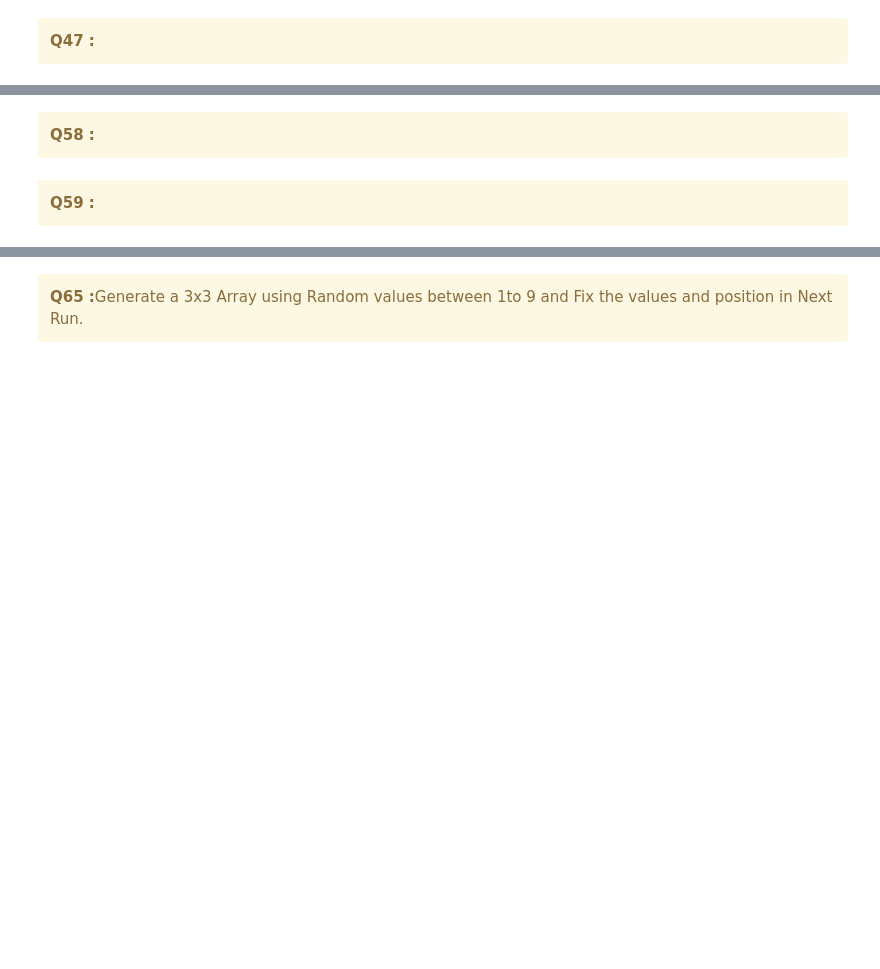
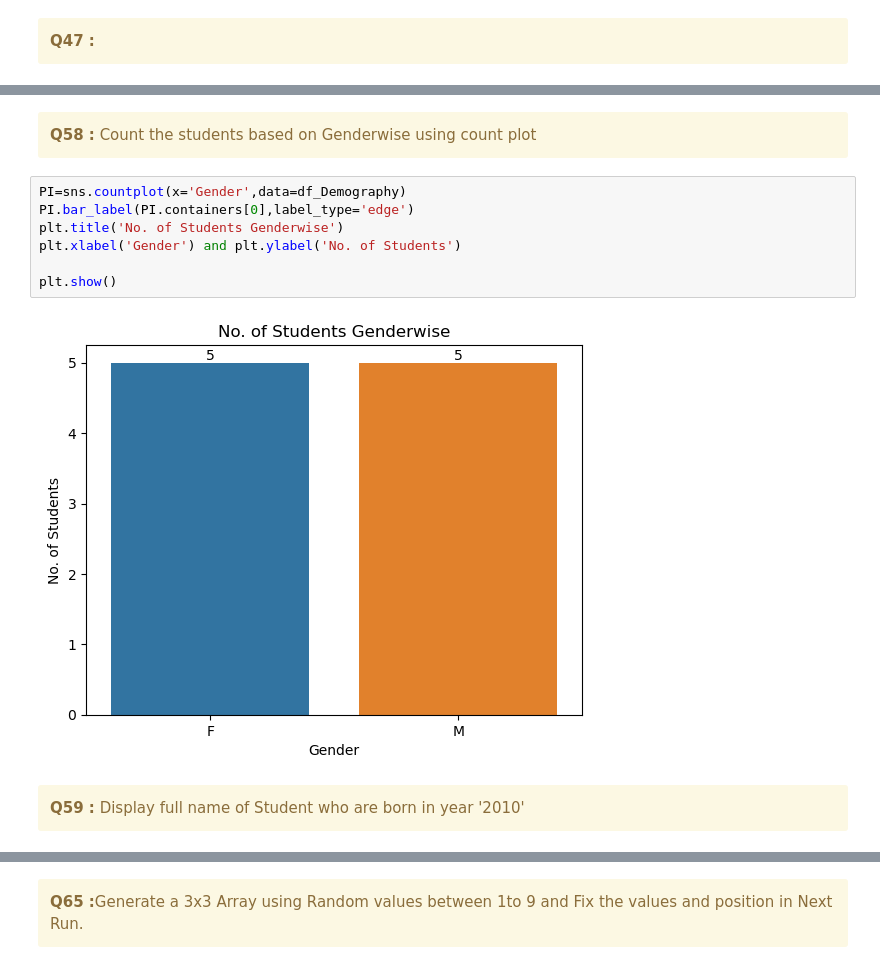
Before and after one commit to Neenu1990/Python_Hackathon_Team_8, a Jupyter notebook: Team8_PythonPioneers_Main80Questions.ipynb, the cells around one changed output, grey strips where cells are left out. Drawn from its saved outputs; the diff is of its cells as text; blank space fills up the shorter version.

```diff
--- a/Team8_PythonPioneers_Main80Questions.ipynb
+++ b/Team8_PythonPioneers_Main80Questions.ipynb
@@ -576,8 +1088,17 @@ Student_id
 # %% [markdown]
 <div class="alert alert-block alert-warning">
-<b>Q58 :</b>
+<b>Q58 :</b> Count the students based on Genderwise using count plot
 </div>
+# %%
+PI=sns.countplot(x='Gender',data=df_Demography)
+PI.bar_label(PI.containers[0],label_type='edge')
+plt.title('No. of Students Genderwise')
+plt.xlabel('Gender') and plt.ylabel('No. of Students')
+
+plt.show()
+# %% [output]
+[figure, added]
 # %% [markdown]
 <div class="alert alert-block alert-warning">
-<b>Q59 :</b>
+<b>Q59 :</b> Display full name of Student who are born in year '2010'
 </div>
```
Also changed, not shown: parts of 42 cells of this notebook.
